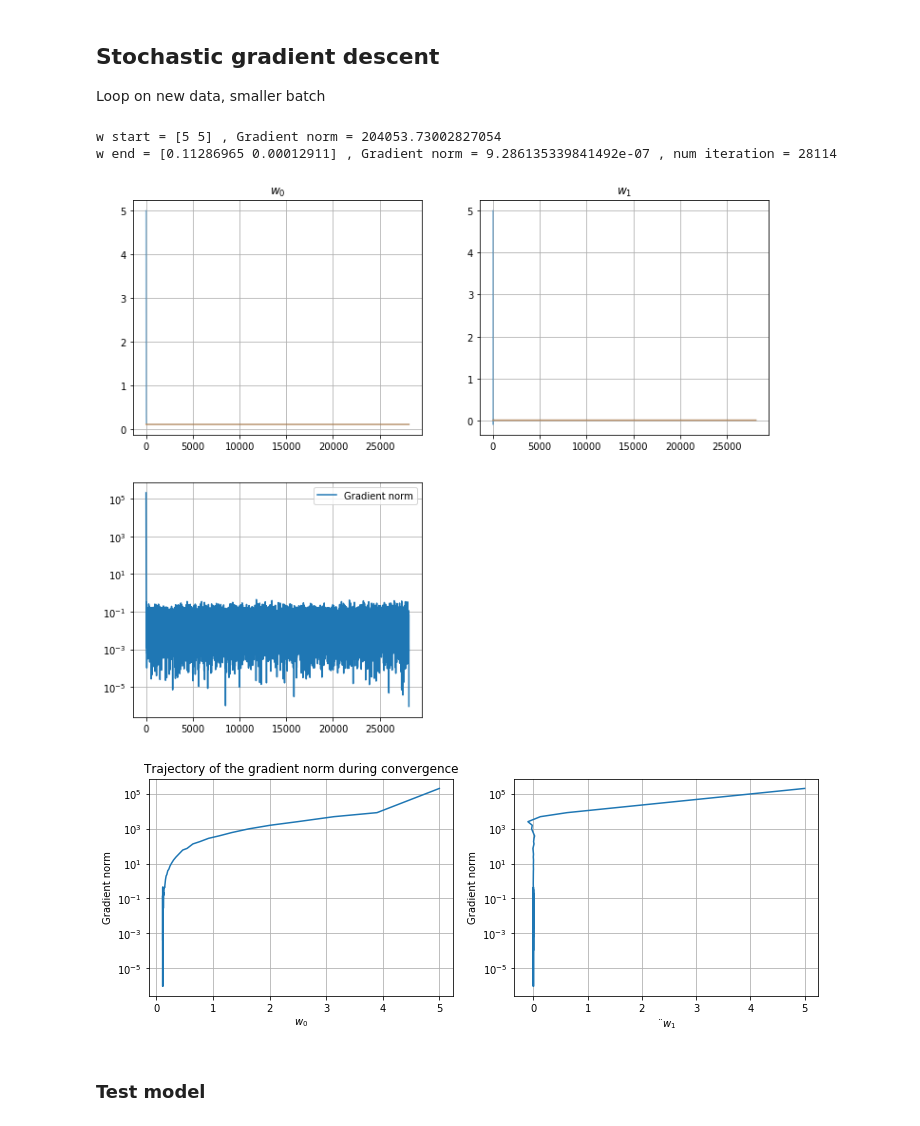
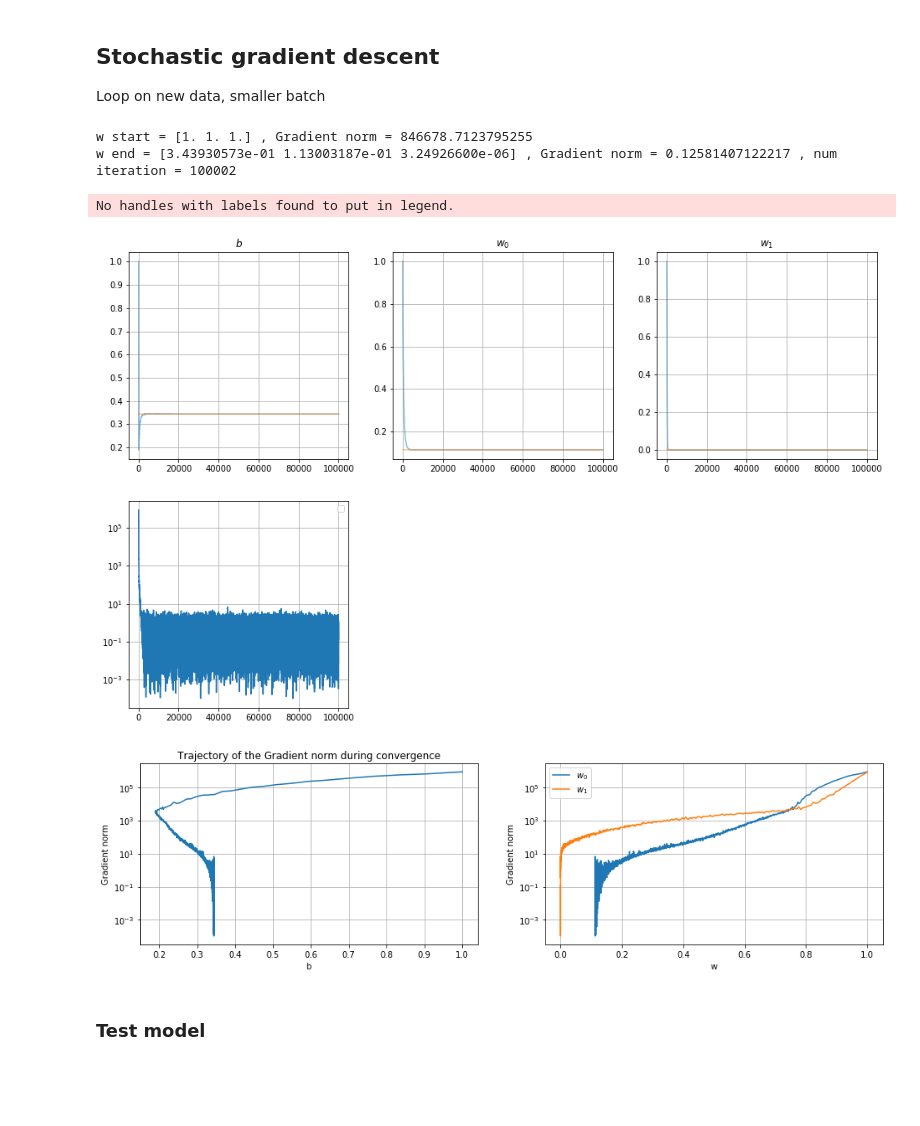
Before and after one commit to tonio73/data-science, a Jupyter notebook: linear/LinearRegressionBivariate.ipynb, the cells around one changed output. Cells and saved outputs as stored; diff of their text form; code cells hidden in the pictures; blank space fills up the shorter version.

Commit message:
Include estimation of the bias (intercept)

```diff
--- a/linear/LinearRegressionBivariate.ipynb
+++ b/linear/LinearRegressionBivariate.ipynb
@@ -99,0 +124,8 @@ bEst
+# %%
+xTrainW1 = np.concatenate((np.ones(N).reshape(-1, 1), xTrain), axis=1)
+
+xTxInv = np.linalg.inv(np.matmul(xTrainW1.T, xTrainW1))
+wEstWb = np.matmul(xTxInv, np.matmul(xTrainW1.T, yTrain))
+bEst = wEstWb[0]
+wEst = wEstWb[1:]
+print("Intercept: %.4f, coefficients: " % bEst, wEst)
@@ -288,53 +325,64 @@ Gradient descent MSE = 2.544e-04
 Loop on new data, smaller batch
 # %%
 Nbatch = 1000
-w7 = np.array([5, 5])
-threshold = 1e-6
-learningRate = 0.01
+w7 = np.ones(3)
+threshold = 1e-4
+learningRate = 1e-4
+nIterMax = 1e5
+
+onesBatch = np.ones((Nbatch, 1))
+
 # Initial batch
 xBatch, yBatch, yBC = generateBatch(Nbatch)
-gradient = calcGradient(xBatch, yBatch, w7)
-gradientNorm = np.sum(gradient**2)
+gradient, gradientNorm = calcGradient(np.concatenate((onesBatch, xBatch), axis=1), yBatch, w7)
+
 print('w start =', w7, ', Gradient norm =', gradientNorm)
 w7Learn = [np.concatenate((w7, [gradientNorm]))]
+
 # Continue
-while gradientNorm > threshold:
+nIter = 0
+while (gradientNorm > threshold) & (nIter <= nIterMax):
     w7 = w7 - learningRate * gradient
     xBatch, yBatch, yBC = generateBatch(Nbatch)
-    gradient = calcGradient(xBatch, yBatch, w7)
-    gradientNorm = np.sum(gradient**2)
+    gradient, gradientNorm = calcGradient(np.concatenate((onesBatch, xBatch), axis=1), yBatch, w7)
     w7Learn.append(np.concatenate((w7, [gradientNorm])))
-    learningRate = learningRate * 0.99
+    learningRate = learningRate * 0.9999
+    nIter += 1
+
 print('w end =', w7, ', Gradient norm =', gradientNorm, ', num iteration =', len(w7Learn))
-df7 = pandas.DataFrame(w7Learn, columns = ('w0', 'w1', 'Gradient norm'))
+df7 = pandas.DataFrame(w7Learn, columns = ('b', 'w0', 'w1', 'Gradient norm'))
 # %% [output]
-w start = [5 5] , Gradient norm = 204053.73002827054
-w end = [0.11286965 0.00012911] , Gradient norm = 9.286135339841492e-07 , num iteration = 28114
+w start = [1. 1. 1.] , Gradient norm = 846678.7123795255
+w end = [3.43930573e-01 1.13003187e-01 3.24926600e-06] , Gradient norm = 0.12581407122217 , num iteration = 100002
 # %%
-fig = plt.figure(figsize=(12,10))
-plotToRef('$w_0$', 2,2,1, wEst[0], df7['w0'])
-plotToRef('$w_1$', 2,2,2, wEst[1], df7['w1'])
-plt.subplot(2,2,3)
+fig = plt.figure(figsize=(16,10))
+plotToRef('$b$', 2,3,1, bEst, df7['b'])
+plotToRef('$w_0$', 2,3,2, wEst[0], df7['w0'])
+plotToRef('$w_1$', 2,3,3, wEst[1], df7['w1'])
+plt.subplot(2,3,4)
 plt.semilogy(df7['Gradient norm'])
 plt.grid()
 plt.legend();
 # %% [output]
+No handles with labels found to put in legend.
-[figure, old version]
+[figure, new version]
 # %%
-fig = plt.figure(figsize=(12,4))
+fig = plt.figure(figsize=(16,4))
 plt.subplot(1,2,1)
-plt.semilogy(df7['w0'], df7['Gradient norm'])
-plt.xlabel('$w_0$')
+plt.semilogy(df7['b'], df7['Gradient norm'])
+plt.xlabel('b')
 plt.ylabel('Gradient norm')
 plt.grid();
-plt.title('Trajectory of the gradient norm during convergence')
+plt.title('Trajectory of the Gradient norm during convergence')
 plt.subplot(1,2,2)
+plt.semilogy(df7['w0'], df7['Gradient norm'])
 plt.semilogy(df7['w1'], df7['Gradient norm'])
-plt.xlabel('¨$w_1$')
+plt.grid();
+plt.xlabel('w')
 plt.ylabel('Gradient norm')
-plt.grid();
+plt.legend(("$w_0$", "$w_1$"));
 # %% [output]
-[figure, old version]
+[figure, new version]
 # %% [markdown]
 ### Test model
 # %%
```
Also changed, not shown: parts of 41 cells of this notebook, 8 other files.
